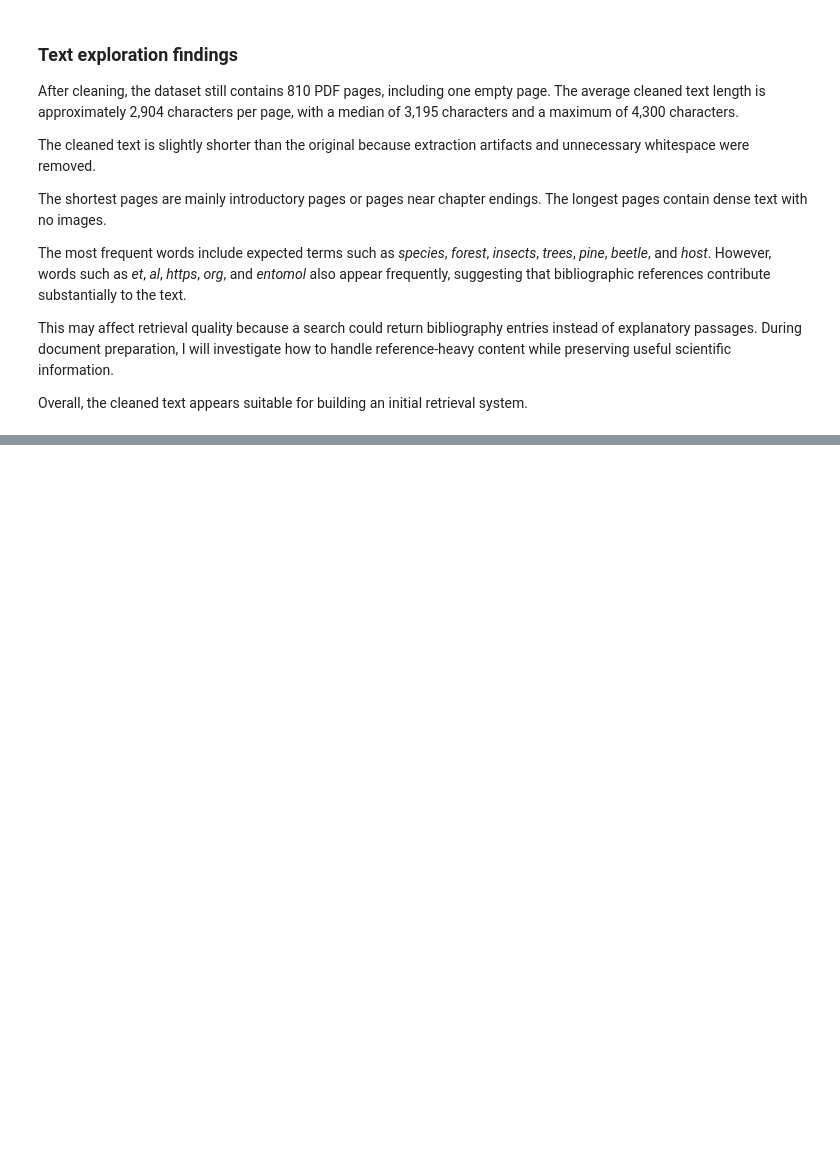
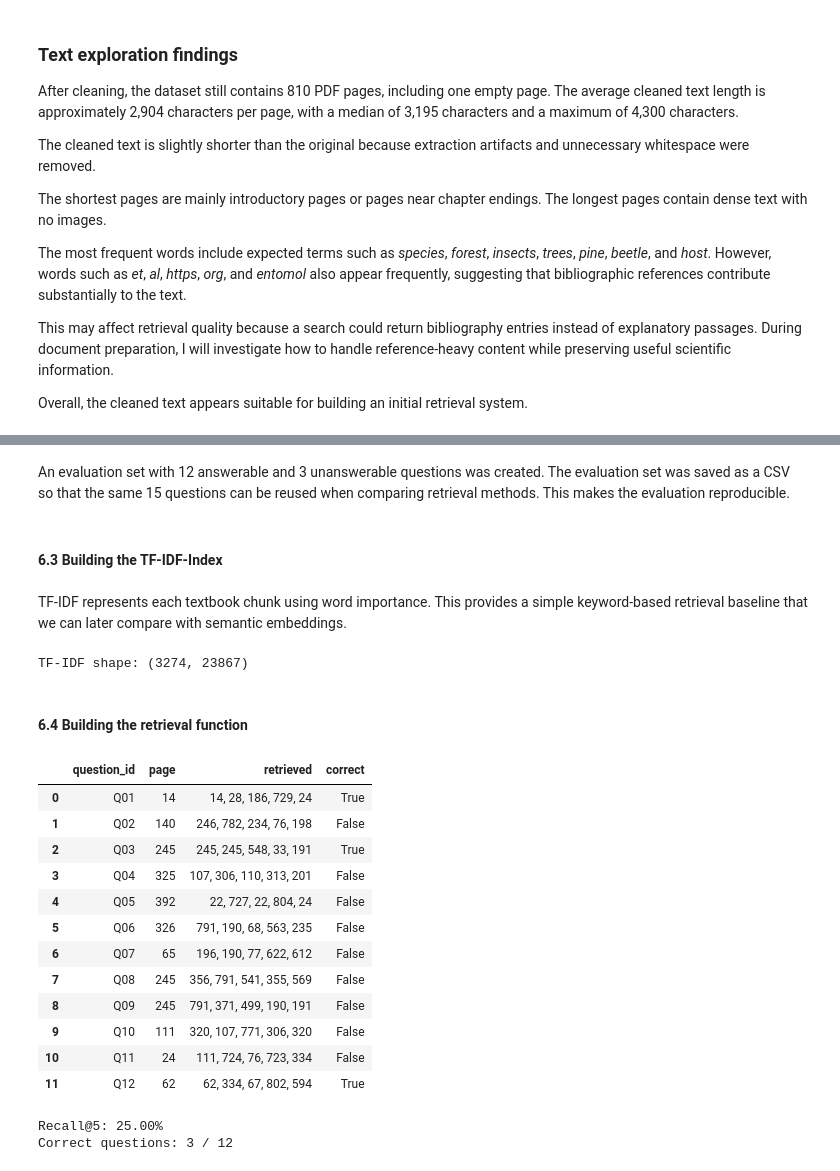
Before and after one commit to zoedoucet/project-3-ai-product, a Jupyter notebook: notebooks/01_framing_and_baseline.ipynb, the cells around one changed output, grey strips where cells are left out. Drawn from its saved outputs; the diff is of its cells as text; code cells hidden in the pictures; blank space fills up the shorter version.

Commit message:
created and saved evaluation questions and baseline

```diff
--- a/notebooks/01_framing_and_baseline.ipynb
+++ b/notebooks/01_framing_and_baseline.ipynb
@@ -533,0 +796,24 @@ The simplest thing that could work, scored with the same evaluation as your fina
+# %% [markdown]
+An evaluation set with 12 answerable and 3 unanswerable questions was created. The evaluation set was saved as a CSV so that the same 15 questions can be reused when comparing retrieval methods. This makes the evaluation reproducible.
+# %% [markdown]
+#### 6.3 Building the TF-IDF-Index
+# %% [markdown]
+TF-IDF represents each textbook chunk using word importance. This provides a simple keyword-based retrieval baseline that we can later compare with semantic embeddings.
+# %%
+from sklearn.feature_extraction.text import TfidfVectorizer
+
+# Get the text from each chunk
+texts = [chunk["text"] for chunk in chunks]
+
+# Create the TF-IDF model
+vectorizer = TfidfVectorizer(stop_words="english")
+
+# Learn vocabulary and transform chunks into vectors
+tfidf = vectorizer.fit_transform(texts)
+
+# Check the resulting matrix
+print("TF-IDF shape:", tfidf.shape)
+# %% [output]
+TF-IDF shape: (3274, 23867)
+# %% [markdown]
+#### 6.4 Building the retrieval function
@@ -533,0 +844,47 @@ The simplest thing that could work, scored with the same evaluation as your fina
+# %%
+questions = eval_df[eval_df["answerable"] == True]
+
+results = []
+
+# Testing retrieval for each question
+for _, row in questions.iterrows():
+    found = search_tfidf(row["question"], k=5)
+
+    # Get the pages retrieved by TF-IDF
+    pages = [str(chunk["page"]) for chunk in found]
+
+    # Check whether the correct page was retrieved
+    correct = row["page"] in pages
+
+    results.append({
+        "question_id": row["question_id"],
+        "page": row["page"],
+        "retrieved": ", ".join(pages),
+        "correct": correct
+    })
+
+# Showing the results
+baseline_df = pd.DataFrame(results)
+display(baseline_df)
+
+# Calculating Recall@5
+recall_5 = baseline_df["correct"].mean()
+
+print(f"Recall@5: {recall_5:.2%}")
+print(f"Correct questions: {baseline_df['correct'].sum()} / {len(baseline_df)}")
+# %% [output]
+|  | question_id | page | retrieved | correct |
+| 0 | Q01 | 14 | 14, 28, 186, 729, 24 | True |
+| 1 | Q02 | 140 | 246, 782, 234, 76, 198 | False |
+| 2 | Q03 | 245 | 245, 245, 548, 33, 191 | True |
+| 3 | Q04 | 325 | 107, 306, 110, 313, 201 | False |
+| 4 | Q05 | 392 | 22, 727, 22, 804, 24 | False |
+| 5 | Q06 | 326 | 791, 190, 68, 563, 235 | False |
+| 6 | Q07 | 65 | 196, 190, 77, 622, 612 | False |
+| 7 | Q08 | 245 | 356, 791, 541, 355, 569 | False |
+| 8 | Q09 | 245 | 791, 371, 499, 190, 191 | False |
+| 9 | Q10 | 111 | 320, 107, 771, 306, 320 | False |
+| 10 | Q11 | 24 | 111, 724, 76, 723, 334 | False |
+| 11 | Q12 | 62 | 62, 334, 67, 802, 594 | True |
+Recall@5: 25.00%
+Correct questions: 3 / 12
```
Also changed, not shown: parts of 16 cells of this notebook, 2 other files.
